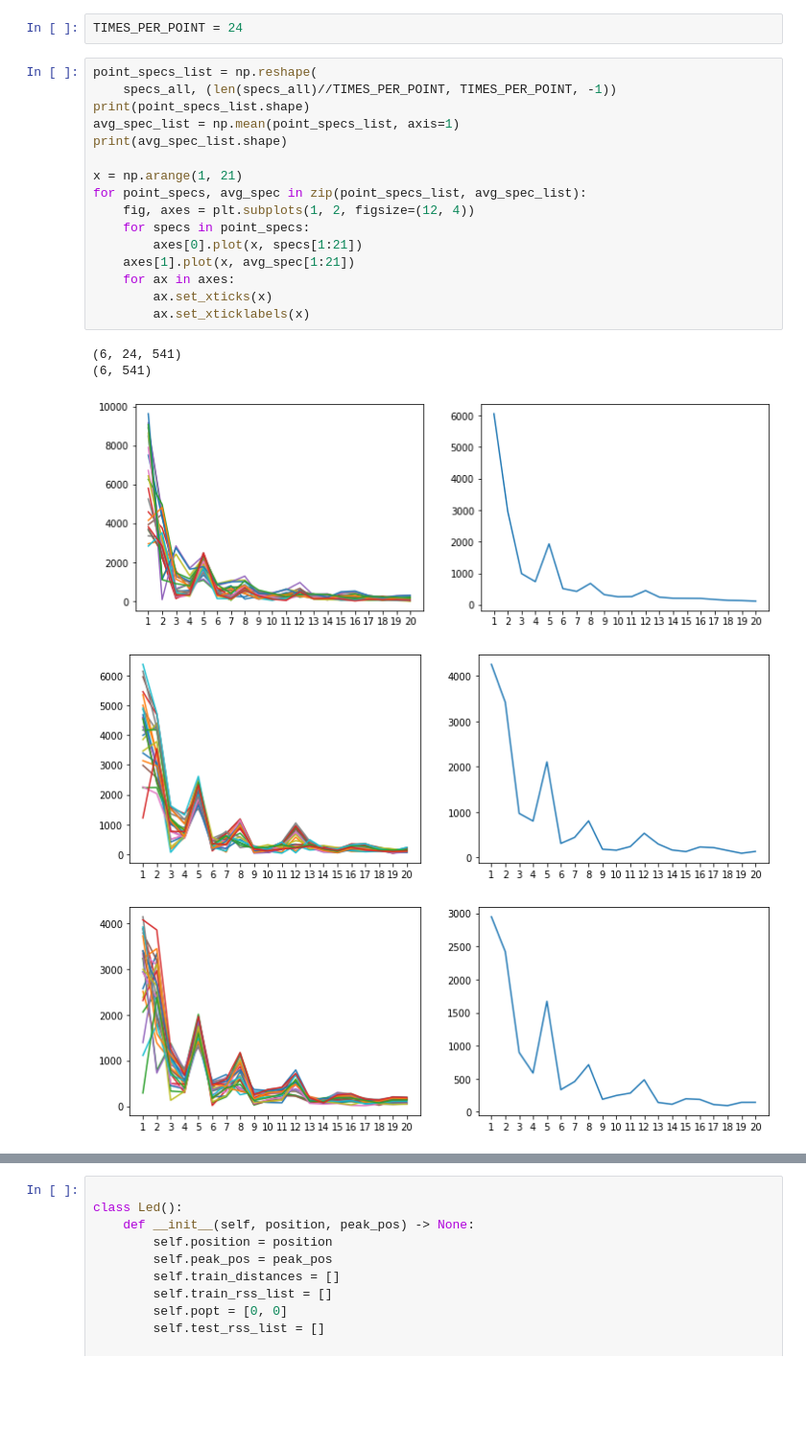
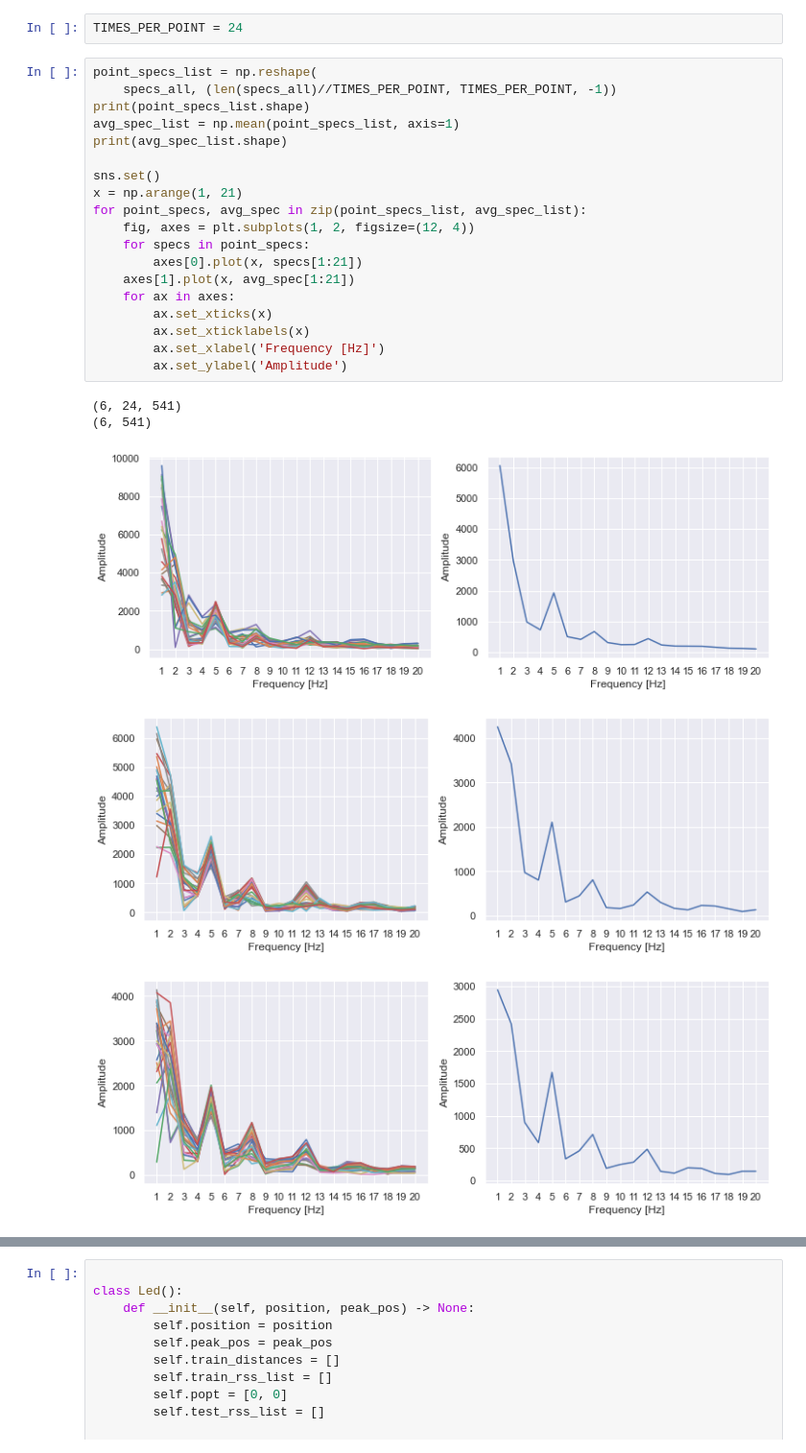
Before and after one commit to auk1709/VLP-Lab, a Jupyter notebook: cameraPositioning.ipynb, the cells around one changed output, grey strips where cells are left out. Shown: that part at 96% size. Drawn from its saved outputs; the diff is of its cells as text; blank space fills up the shorter version.

```diff
--- a/cameraPositioning.ipynb
+++ b/cameraPositioning.ipynb
@@ -17,22 +19,25 @@ TIMES_PER_POINT = 24
 # %%
 point_specs_list = np.reshape(
     specs_all, (len(specs_all)//TIMES_PER_POINT, TIMES_PER_POINT, -1))
 print(point_specs_list.shape)
 avg_spec_list = np.mean(point_specs_list, axis=1)
 print(avg_spec_list.shape)
 
+sns.set()
 x = np.arange(1, 21)
 for point_specs, avg_spec in zip(point_specs_list, avg_spec_list):
     fig, axes = plt.subplots(1, 2, figsize=(12, 4))
     for specs in point_specs:
         axes[0].plot(x, specs[1:21])
     axes[1].plot(x, avg_spec[1:21])
     for ax in axes:
         ax.set_xticks(x)
         ax.set_xticklabels(x)
+        ax.set_xlabel('Frequency [Hz]')
+        ax.set_ylabel('Amplitude')
 # %% [output]
 (6, 24, 541)
 (6, 541)
-[figure, old version]
+[figure, new version]
-[figure, old version]
+[figure, new version]
-[figure, old version]
+[figure, new version]
```
Also changed, not shown: parts of 14 cells of this notebook, 7 other files.
